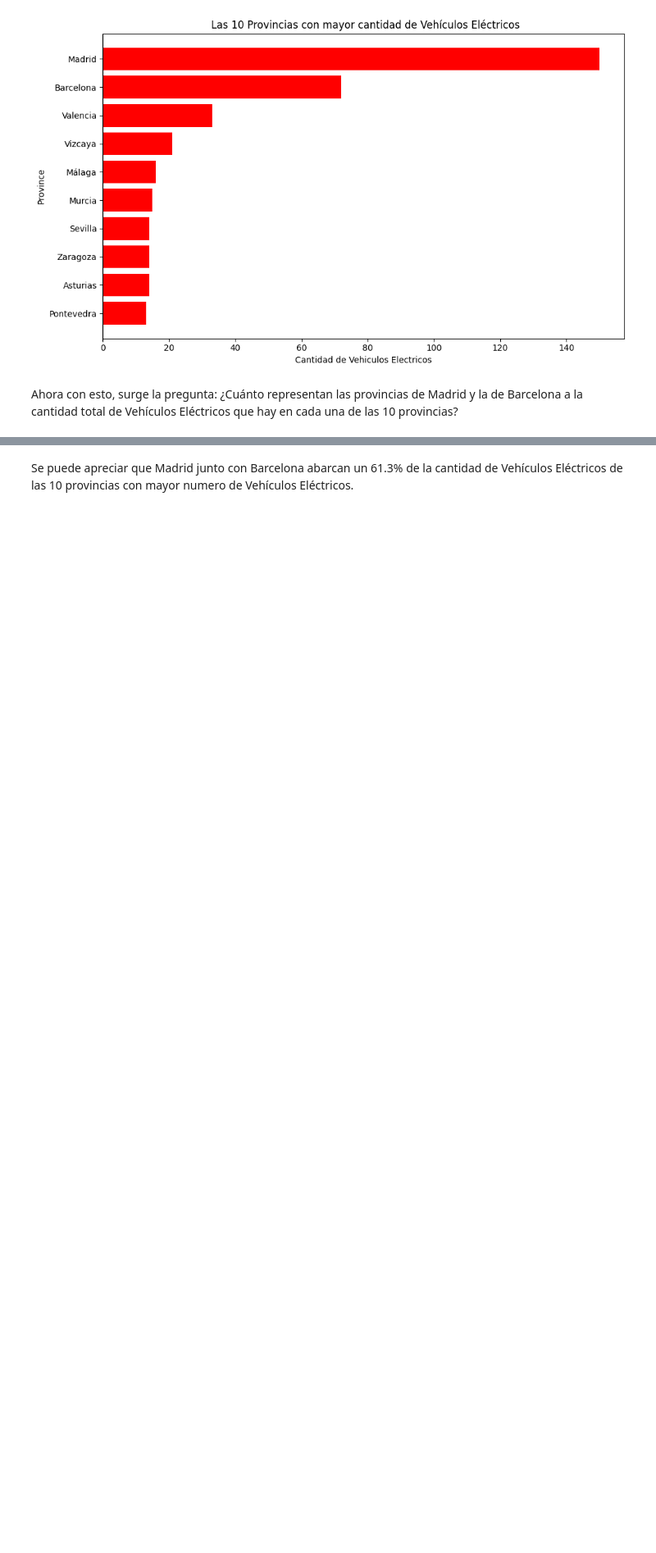
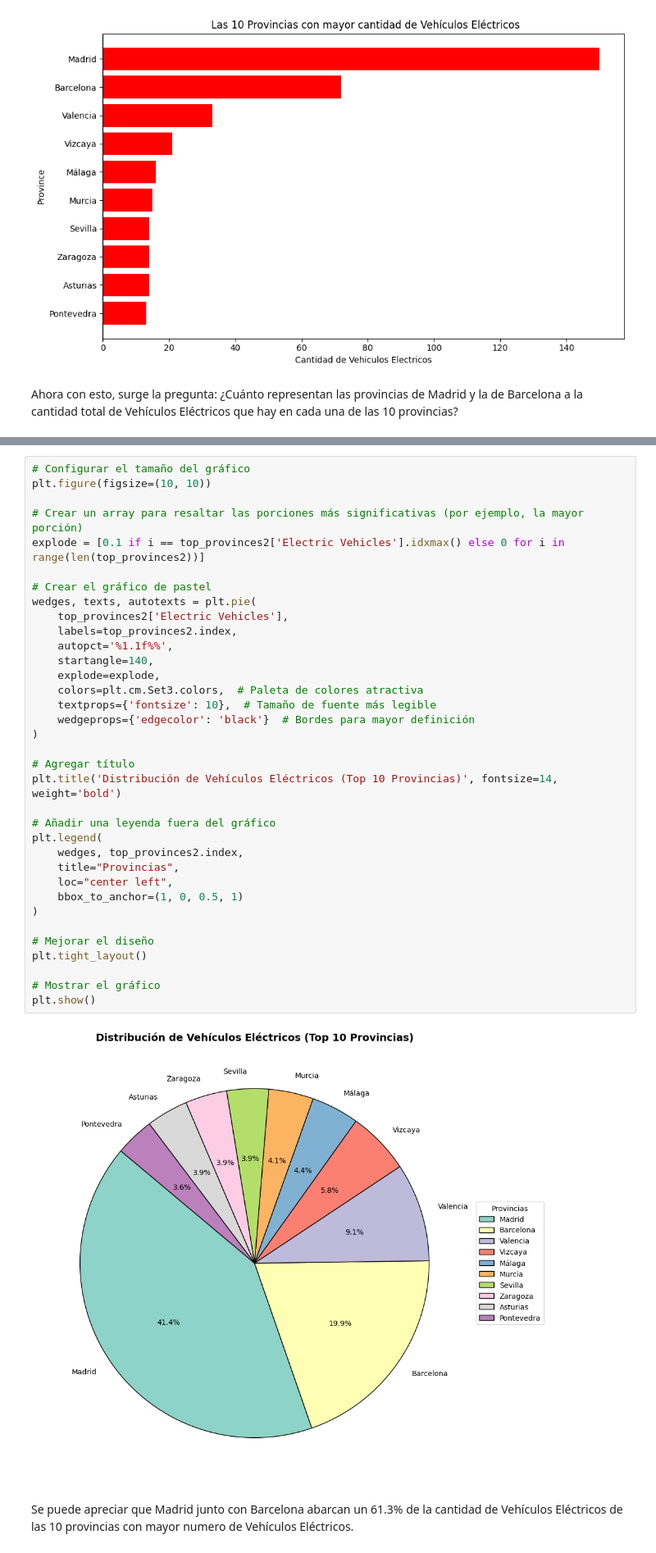
Before and after one commit to S14vcGt/Neocortex-project, a Jupyter notebook: Proyecto.ipynb, the cells around one changed output, grey strips where cells are left out. Shown: that part at 82% size. Cells and saved outputs as stored; diff of their text form; blank space fills up the shorter version.

```diff
--- a/Proyecto.ipynb
+++ b/Proyecto.ipynb
@@ -224,3 +252,40 @@ plt.show()
+# %%
+# Configurar el tamaño del gráfico
+plt.figure(figsize=(10, 10))
+
+# Crear un array para resaltar las porciones más significativas (por ejemplo, la mayor porción)
+explode = [0.1 if i == top_provinces2['Electric Vehicles'].idxmax() else 0 for i in range(len(top_provinces2))]
+
+# Crear el gráfico de pastel
+wedges, texts, autotexts = plt.pie(
+    top_provinces2['Electric Vehicles'],
+    labels=top_provinces2.index,
+    autopct='%1.1f%%',
+    startangle=140,
+    explode=explode,
+    colors=plt.cm.Set3.colors,  # Paleta de colores atractiva
+    textprops={'fontsize': 10},  # Tamaño de fuente más legible
+    wedgeprops={'edgecolor': 'black'}  # Bordes para mayor definición
+)
+
+# Agregar título
+plt.title('Distribución de Vehículos Eléctricos (Top 10 Provincias)', fontsize=14, weight='bold')
+
+# Añadir una leyenda fuera del gráfico
+plt.legend(
+    wedges, top_provinces2.index,
+    title="Provincias",
+    loc="center left",
+    bbox_to_anchor=(1, 0, 0.5, 1)
+)
+
+# Mejorar el diseño
+plt.tight_layout()
+
+# Mostrar el gráfico
+plt.show()
+# %% [output]
+[figure, added]
 # %% [markdown]
 Se puede apreciar que Madrid junto con Barcelona abarcan un 61.3% de la cantidad de Vehículos Eléctricos de las 10 provincias con mayor numero de Vehículos Eléctricos.
 # %% [markdown]
```
Also changed, not shown: parts of 8 cells of this notebook.
